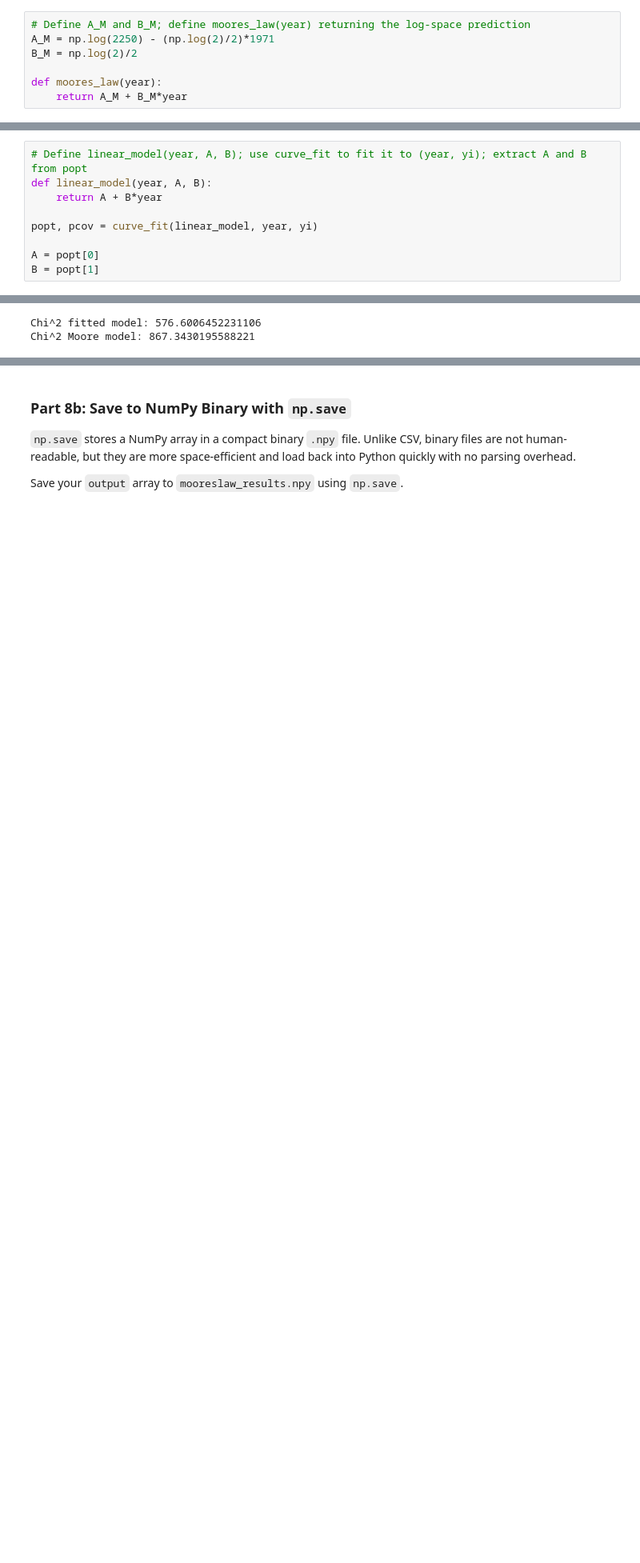
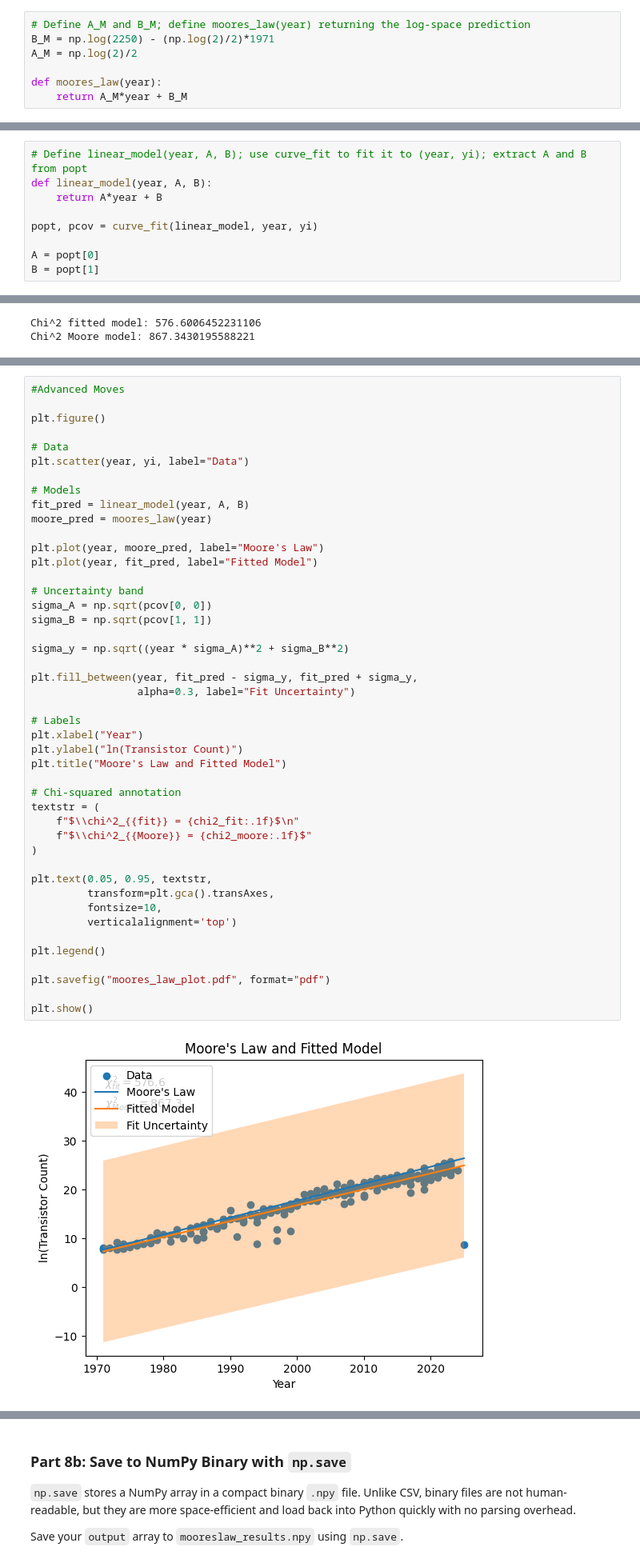
Before and after one commit to mdiby-star05/numerical-methods, a Jupyter notebook: assignments/week_06/mooreslaw.ipynb, the cells around one changed output, grey strips where cells are left out. Shown at 80% size. Cells and saved outputs as stored; diff of their text form; blank space fills up the shorter version.

```diff
--- a/assignments/week_06/mooreslaw.ipynb
+++ b/assignments/week_06/mooreslaw.ipynb
@@ -209,11 +209,11 @@ $$\ln(\text{transistor\_count}) = A_M \cdot \text{year} + B_M$$
 Define `A_M` and `B_M` using the formulas above. Then write a function `moores_law(year)` that returns the **log-space** prediction: $A_M \cdot \text{year} + B_M$.
 # %%
 # Define A_M and B_M; define moores_law(year) returning the log-space prediction
-A_M = np.log(2250) - (np.log(2)/2)*1971
-B_M = np.log(2)/2
+B_M = np.log(2250) - (np.log(2)/2)*1971
+A_M = np.log(2)/2
 
 def moores_law(year):
-    return A_M + B_M*year
+    return A_M*year + B_M
 # %% [markdown]
 Reproduce your log-space scatter plot from Part 4 and add Moore's Law as a line. Use `plt.plot()` for the line and `plt.legend()` to add a legend.
 # %%
@@ -259,7 +259,7 @@ See the [`scipy.curve_fit` documentation](https://docs.scipy.org/doc/scipy/refer
 # %%
 # Define linear_model(year, A, B); use curve_fit to fit it to (year, yi); extract A and B from popt
 def linear_model(year, A, B):
-    return A + B*year
+    return A*year + B
 
 popt, pcov = curve_fit(linear_model, year, yi)
 
@@ -390,6 +408,53 @@ plt.savefig("moores_law_plot.pdf", format="pdf")
 plt.show()
 # %% [output]
 [figure]
+# %%
+#Advanced Moves
+
+plt.figure()
+
+# Data
+plt.scatter(year, yi, label="Data")
+
+# Models
+fit_pred = linear_model(year, A, B)
+moore_pred = moores_law(year)
+
+plt.plot(year, moore_pred, label="Moore's Law")
+plt.plot(year, fit_pred, label="Fitted Model")
+
+# Uncertainty band
+sigma_A = np.sqrt(pcov[0, 0])
+sigma_B = np.sqrt(pcov[1, 1])
+
+sigma_y = np.sqrt((year * sigma_A)**2 + sigma_B**2)
+
+plt.fill_between(year, fit_pred - sigma_y, fit_pred + sigma_y,
+                 alpha=0.3, label="Fit Uncertainty")
+
+# Labels
+plt.xlabel("Year")
+plt.ylabel("ln(Transistor Count)")
+plt.title("Moore's Law and Fitted Model")
+
+# Chi-squared annotation
+textstr = (
+    f"$\\chi^2_{{fit}} = {chi2_fit:.1f}$\n"
+    f"$\\chi^2_{{Moore}} = {chi2_moore:.1f}$"
+)
+
+plt.text(0.05, 0.95, textstr,
+         transform=plt.gca().transAxes,
+         fontsize=10,
+         verticalalignment='top')
+
+plt.legend()
+
+plt.savefig("moores_law_plot.pdf", format="pdf")
+
+plt.show()
+# %% [output]
+[figure, added]
 # %% [markdown]
 ---
 
```
Also changed, not shown: parts of 8 cells of this notebook, 1 other file.
